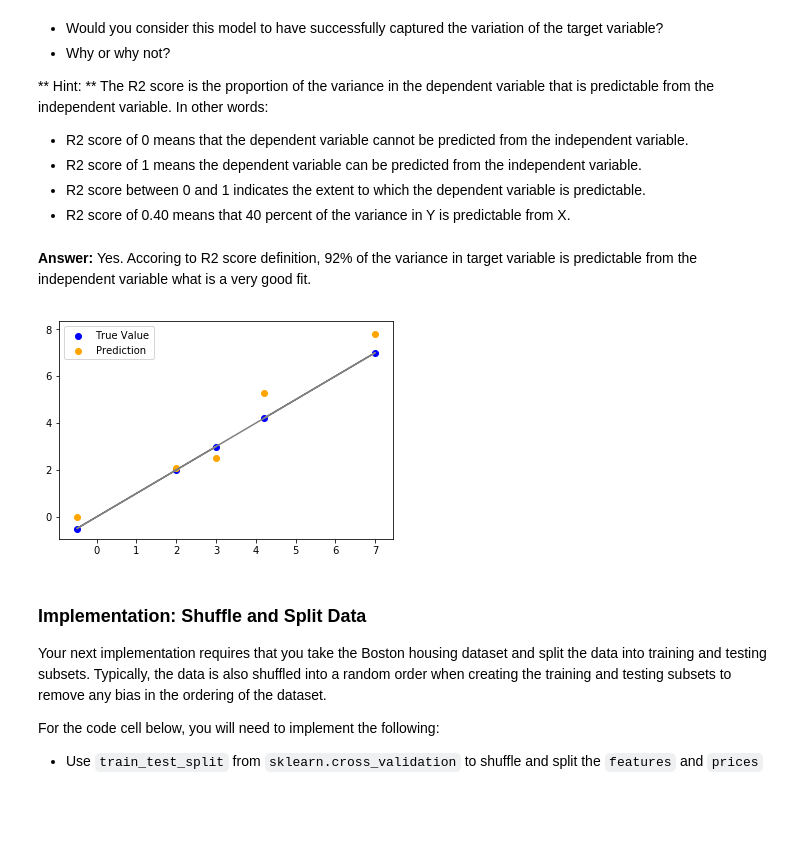
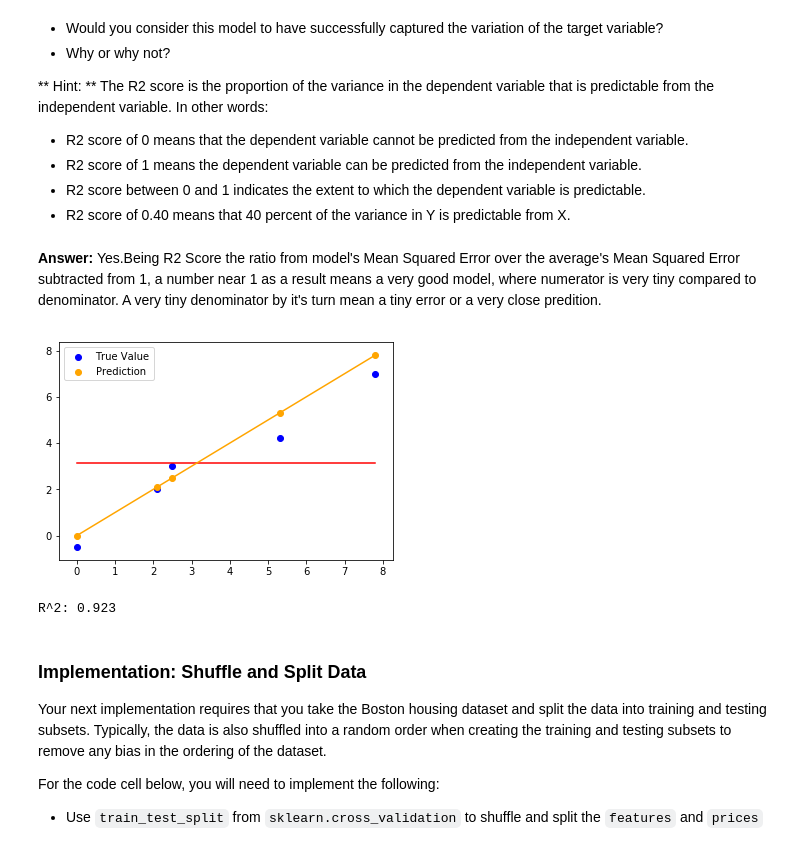
Before and after one commit to rubentrancoso/udacity-mlaif-bostonhousing, a Jupyter notebook: boston_housing.ipynb, the cells around one changed output. Drawn from its saved outputs; the diff is of its cells as text; code cells hidden in the pictures; blank space fills up the shorter version.

```diff
--- a/boston_housing.ipynb
+++ b/boston_housing.ipynb
@@ -266,19 +266,28 @@ Model has a coefficient of determination, R^2, of 0.923.
 * R2 score of 1 means the dependent variable can be predicted from the independent variable.
 * R2 score between 0 and 1 indicates the extent to which the dependent variable is predictable.
 * R2 score of 0.40 means that 40 percent of the variance in Y is predictable from X.
-# %% [markdown]
-**Answer:** Yes. Accoring to R2 score definition, 92% of the variance in target variable is predictable from the independent variable  what is a very good fit.
+# %% [markdown]
+**Answer:** Yes.Being R2 Score the ratio from model's Mean Squared Error over the average's Mean Squared Error subtracted from 1, a number near 1 as a result means a very good model, where numerator is very tiny compared to denominator. A very tiny denominator by it's turn mean a tiny error or a very close predition.
 # %%
-true_values = [3, -0.5, 2, 7, 4.2]
-predicted_values = [2.5, 0, 2.1, 7.8, 5.3]
+from sklearn.metrics import mean_squared_error
 
-true_handle = plt.scatter(true_values, true_values, color='blue', label='True Value')
-pred_handle = plt.scatter(true_values, predicted_values, color='orange', label='Prediction')
-plt.plot(true_values,true_values, color='grey')
-plt.legend(handles=[true_handle, pred_handle])
+blue_reference, orange_guesses = zip(*sorted(zip([3, -0.5, 2, 7, 4.2], [2.5, 0, 2.1, 7.8, 5.3])))
+red_simplest_model = [np.mean(blue_reference)] * len(blue_reference)
+
+plt.plot(orange_guesses, red_simplest_model, color='red', label='Simplest Model')
+plt.plot(orange_guesses, orange_guesses, color='orange')
+ref_plot = plt.scatter(orange_guesses, blue_reference, color='blue', label='True Value')
+gues_plot = plt.scatter(orange_guesses, guesses, color='orange', label='Prediction')
+plt.legend(handles=[ref_plot, gues_plot])
 plt.show()
+
+error1 = mean_squared_error(blue_reference, orange_guesses)
+error2 = mean_squared_error(blue_reference, red_simplest_model)
+
+print("R^2: {:,.3f}".format(1-(error1/error2)))
 # %% [output]
-[figure, old version]
+[figure, new version]
+R^2: 0.923
 # %% [markdown]
 ### Implementation: Shuffle and Split Data
 Your next implementation requires that you take the Boston housing dataset and split the data into training and testing subsets. Typically, the data is also shuffled into a random order when creating the training and testing subsets to remove any bias in the ordering of the dataset.
```
Also changed, not shown: parts of 2 cells of this notebook.
